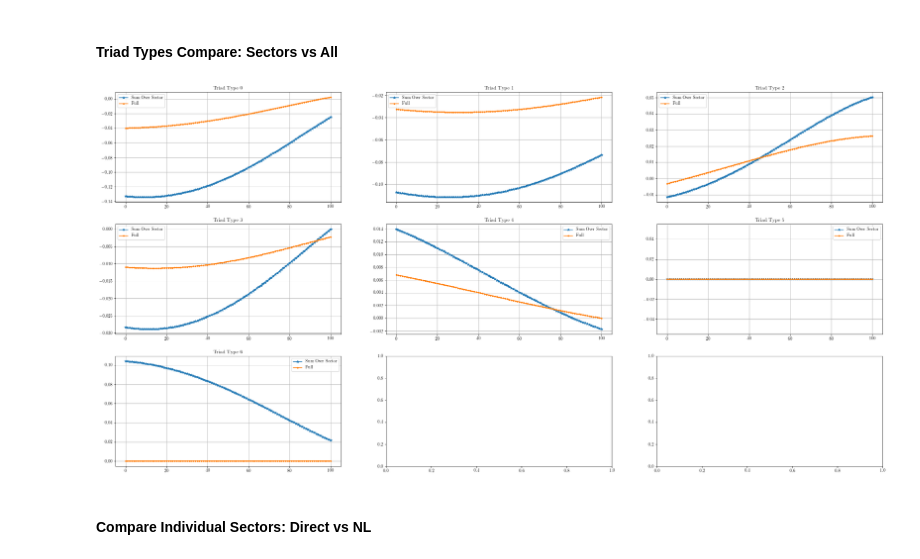
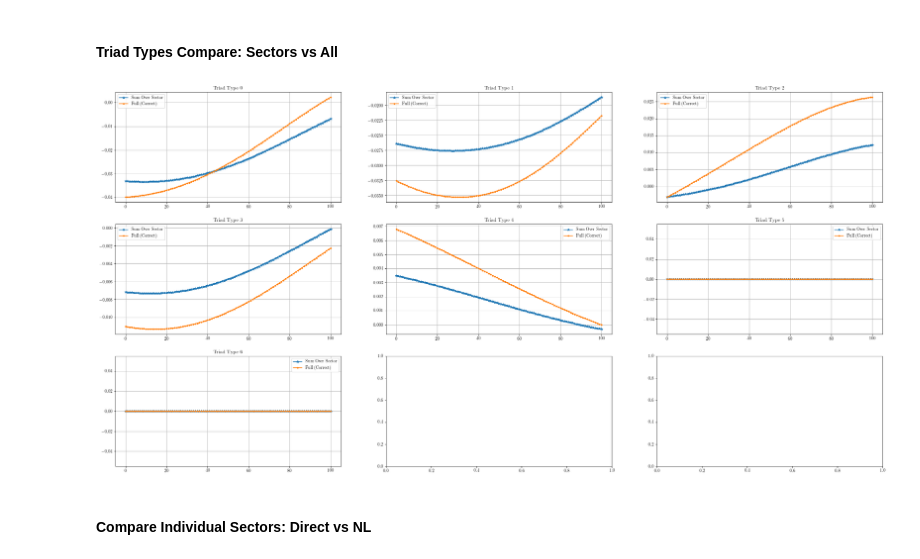
Before and after one commit to EndCar808/2D-Navier-Stokes, a Jupyter notebook: Plotting/CompareFluxes.ipynb, the cells around one changed output. Drawn from its saved outputs; the diff is of its cells as text; code cells hidden in the pictures.

Commit message:
POST: Updated how I compute wavevector data for sector sync. Works for 1 sector, not working for > 1 sectors.

```diff
--- a/Plotting/CompareFluxes.ipynb
+++ b/Plotting/CompareFluxes.ipynb
@@ -41,7 +41,7 @@ data = "DECAY"
 # %%
 if data == "DECAY":
     in_dir = "../Data/Test/SIM_DATA_NAVIER_RK4_FULL_N[16,16]_T[0-5]_NU[0.000031]_CFL[0.90]_u0[DECAY_TURB_ALT]_TAG[Test-Test]/"
-    post_file_path = in_dir + "PostProcessing_HDF_Data_SECTORS[2]_KFRAC[0.75]_TAG[Test-Test].h5"
+    post_file_path = in_dir + "PostProcessing_HDF_Data_SECTORS[1]_KFRAC[0.75]_TAG[Test-Test].h5"
 elif data == "MAX_PALIN":
     in_dir = "../Data/Test/SIM_DATA_NAVIER_RK4_FULL_N[64,64]_T[0-0]_NU[0.001000]_CFL[0.90]_u0[MAX_PALIN]_TAG[Max-Palin-Test]/"
     post_file_path = in_dir + "PostProcessing_HDF_Data_SECTORS[1]_KFRAC[0.75]_TAG[Max-Palin-Test].h5"
@@ -68,3 +68,9 @@ post_data = import_post_processing_data(post_file_path, sys_vars, 'file')
 # sys_vars, run_data, spec_data, sync_data, post_data = import_data(in_dir, post_file_path)
 # %% [output]
 Preparing real space vorticity... Finished!
+# %%
+with h5.File('/home/ecarroll/PhD/2D_Navier_Stokes/Data/PostProcess/PhaseSync/Wavevector_Data_N[16,16]_SECTORS[1]_KFRAC[0.75].h5') as f:
+    num_wave_vec = f["NumWavevectors"]
+    wave_vec_data_a0_l0 = f["WavevectorData_a[0]_l[0]"][:, :]
+print(wave_vec_data_a0_l0.shape)
+print(wave_vec_data_a0_l0[-1, :])
@@ -188,21 +212,21 @@ plt.show()
 # %%
 fig = plt.figure(figsize = (32, 16))
 gs  = GridSpec(3, 3)
 ax1 = []
 for i in range(3):
     for j in range(3):
         ax1.append(fig.add_subplot(gs[i, j]))
 for i in range(post_data.enst_flux_per_sec.shape[1]):
     ax1[i].plot(np.sum(post_data.enst_flux_per_sec[:, i, :], axis = -1) * const_fac * norm_fac , '*-')
     ax1[i].plot(post_data.enst_flux_test[:, i] * const_fac * norm_fac, '.-')
     ax1[i].set_title(r"Triad Type {}".format(i))
 #     ax1[i].set_xlim(-1, 20)
-    ax1[i].legend([r"Sum Over Sector", r"Full"])
+    ax1[i].legend([r"Sum Over Sector", r"Full (Correct)"])
     ax1[i].grid()
 
 plt.show()
 # %% [output]
-[figure, old version]
+[figure, new version]
 # %% [markdown]
 #### Compare Individual Sectors: Direct vs NL
 # %%
```
Also changed, not shown: parts of 7 cells of this notebook, 1 other file.
